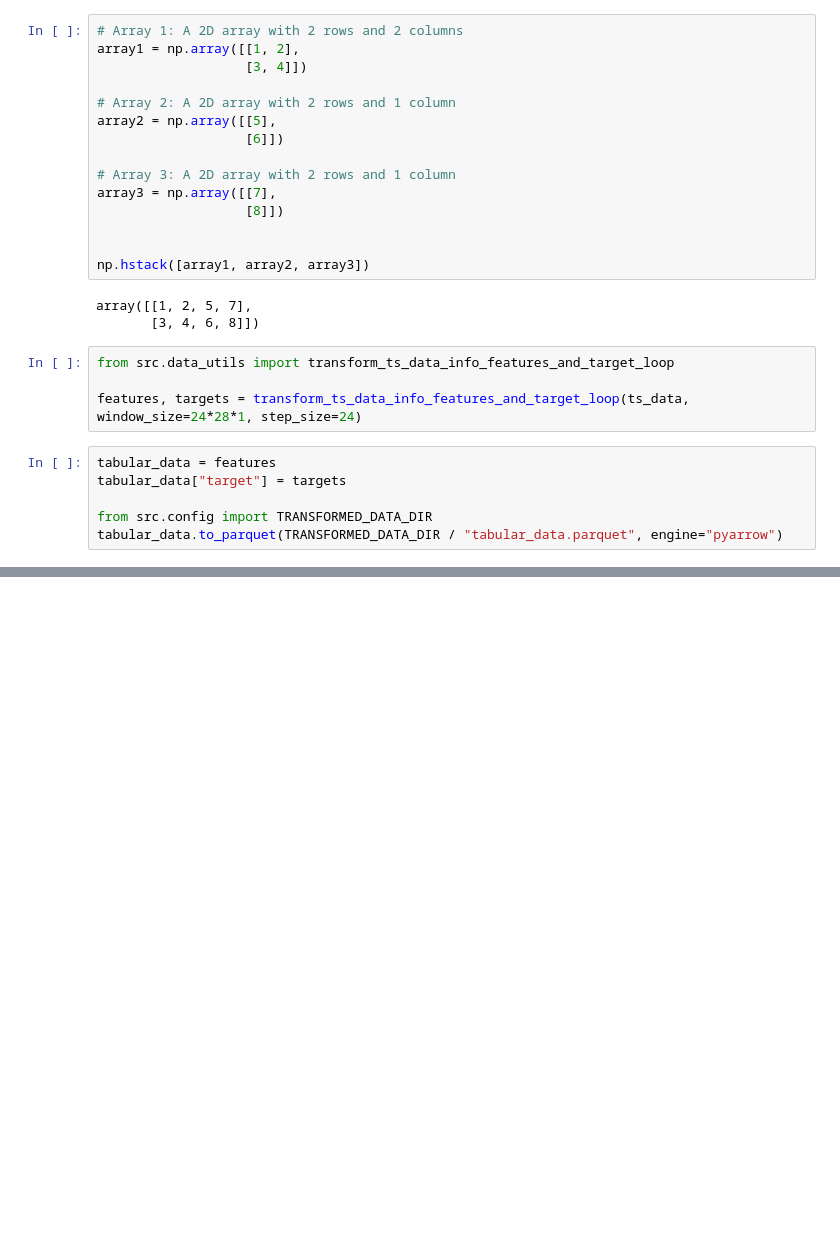
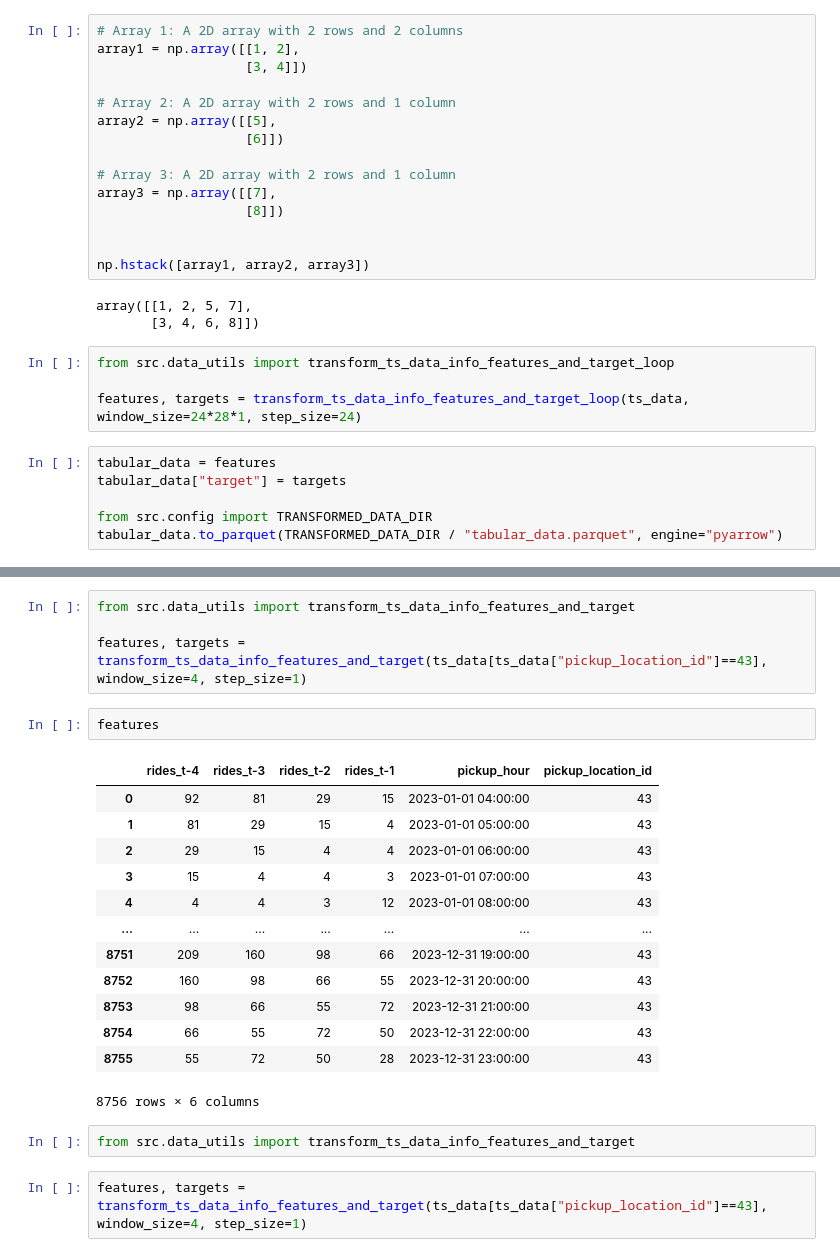
Before and after one commit to rockyglen/nyc_taxi, a Jupyter notebook: notebooks/05_transform_raw_data_into_features_and_targets.ipynb, the cells around one changed output, grey strips where cells are left out. Drawn from its saved outputs; the diff is of its cells as text; blank space fills up the shorter version.

```diff
--- a/notebooks/05_transform_raw_data_into_features_and_targets.ipynb
+++ b/notebooks/05_transform_raw_data_into_features_and_targets.ipynb
@@ -161,0 +200,24 @@ tabular_data.to_parquet(TRANSFORMED_DATA_DIR / "tabular_data.parquet", engine="p
+# %%
+from src.data_utils import transform_ts_data_info_features_and_target
+
+features, targets = transform_ts_data_info_features_and_target(ts_data[ts_data["pickup_location_id"]==43], window_size=4, step_size=1)
+# %%
+features
+# %% [output]
+|  | rides_t-4 | rides_t-3 | rides_t-2 | rides_t-1 | pickup_hour | pickup_location_id |
+| 0 | 92 | 81 | 29 | 15 | 2023-01-01 04:00:00 | 43 |
+| 1 | 81 | 29 | 15 | 4 | 2023-01-01 05:00:00 | 43 |
+| 2 | 29 | 15 | 4 | 4 | 2023-01-01 06:00:00 | 43 |
+| 3 | 15 | 4 | 4 | 3 | 2023-01-01 07:00:00 | 43 |
+| 4 | 4 | 4 | 3 | 12 | 2023-01-01 08:00:00 | 43 |
+| ... | ... | ... | ... | ... | ... | ... |
+| 8751 | 209 | 160 | 98 | 66 | 2023-12-31 19:00:00 | 43 |
+| 8752 | 160 | 98 | 66 | 55 | 2023-12-31 20:00:00 | 43 |
+| 8753 | 98 | 66 | 55 | 72 | 2023-12-31 21:00:00 | 43 |
+| 8754 | 66 | 55 | 72 | 50 | 2023-12-31 22:00:00 | 43 |
+| 8755 | 55 | 72 | 50 | 28 | 2023-12-31 23:00:00 | 43 |
+8756 rows × 6 columns
+# %%
+from src.data_utils import transform_ts_data_info_features_and_target
+# %%
+features, targets = transform_ts_data_info_features_and_target(ts_data[ts_data["pickup_location_id"]==43], window_size=4, step_size=1)
```
Also changed, not shown: parts of 4 cells of this notebook, 1 other file.
